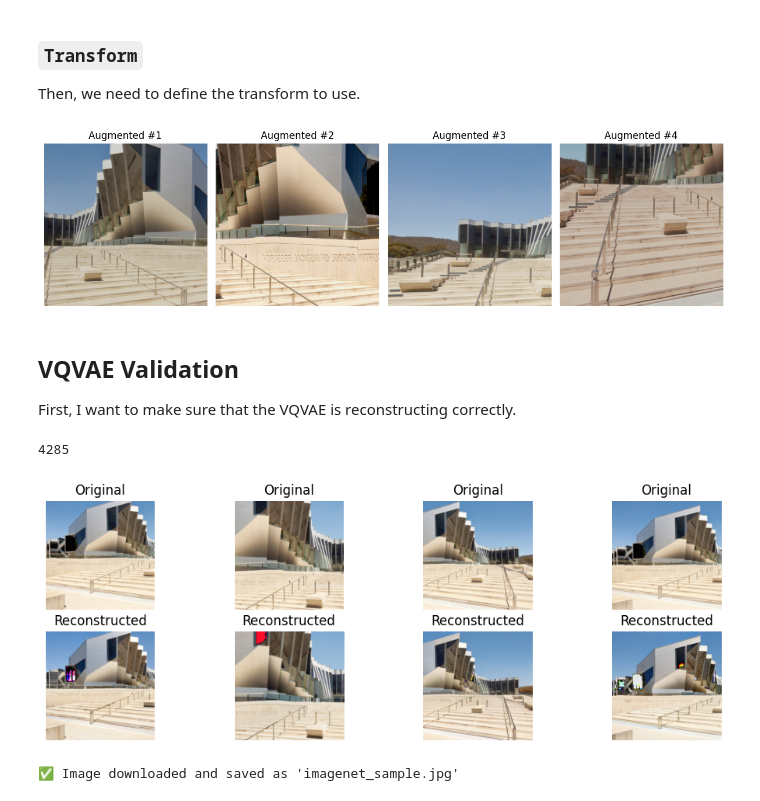
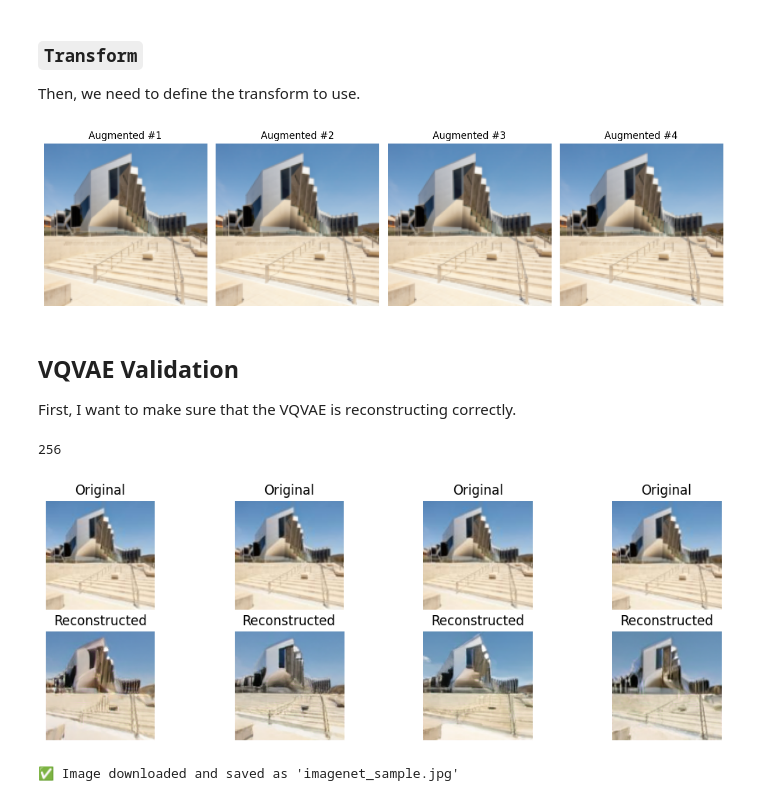
Before and after one commit to Isaac7777-cpu/comp4528-mini-project, a Jupyter notebook: SinVAR/SinVAR_training.ipynb, the cells around one changed output. Saved outputs shown, nothing was run; the diff lists cells and outputs as text; code cells hidden in the pictures.

Commit message:
Updated after Two Successful Runs of the Model

```diff
--- a/SinVAR/SinVAR_training.ipynb
+++ b/SinVAR/SinVAR_training.ipynb
@@ -55,10 +54,11 @@ def build_vae_var(
 vae_var_config = {
     # Shared
     "device": torch.device("mps" if torch.mps.is_available() else "cpu"),
-    "patch_nums": (1, 2, 3, 4, 5, 6, 8, 10, 13, 16),
+    # "patch_nums": (1, 2, 3, 4, 5, 6, 8, 10, 13, 16),
+    "patch_nums": (1, 2, 3, 4, 5, 6, 8),
 
     # VAR config (customizable for your setup)
-    "depth": 4,  # VAR transformer depth
+    "depth": 10,  # VAR transformer depth
     "attn_l2_norm": True,
 
     # Initialisation options (irrelevant for non-adaptive setup)
@@ -184,41 +266,42 @@ Then, we need to define the transform to use.
 # %%
 training_config = dict(
     fused=None,
-    lr=1e-3,
+    lr=8e-4,
     n_gradient_accumulation=1,
     tclip=1.0,
     label_smoothing=0.1,
-    input_data_resolution=256,
-    training_batch_size=64,
-    validation_batch_size=64,
+    input_data_resolution=128,
+    training_batch_size=32,
+    validation_batch_size=32,
     test_batch_size=32,
-    device=vae_var_config['device']
+    device=vae_var_config['device'],
+    validation_device=vae_var_config['device'],
+    epochs=100,
 )
 # %%
-from torchvision.transforms.functional import to_pil_image
-
 preview_transform = v2.Compose([
     v2.ToImage(),
     v2.ToDtype(torch.float32, scale=True),
-    v2.RandomResizedCrop(size=training_config['input_data_resolution'], scale=(0.08, 0.5), ratio=(0.75, 2.0)),
+    v2.RandomResizedCrop(size=training_config['input_data_resolution'], scale=(0.85, 1)),
     # v2.RandomPerspective(distortion_scale=0.3, p=0.5),    # This transformation causes unwanted padding, so I ended up disabling
-    v2.RandomHorizontalFlip(p=0.5),
+    # v2.RandomHorizontalFlip(p=0.5),                       # This transformation causes unwanted results by having part of the image flipped
+                                                            # See model v0.5.0 for results
     # v2.RandomRotation(degrees=5),                         # This transformation causes unwanted padding, so I ended up disabling
-    v2.ColorJitter(brightness=0.2, contrast=0.1, saturation=0.1, hue=0.05),
+    # v2.ColorJitter(brightness=0.5, contrast=0.1, saturation=0.1, hue=0.05),   # This causes the model to be incapable of learning the tone of the photo.
 ])
 
 # Generate and display augmented images
 plt.figure(figsize=(12, 4))
 for i in range(4):
-    aug = preview_transform(image)
-    img_pil = to_pil_image(aug)
+    aug = preview_transform(transformed_image)
+    img_pil = to_pil_image(transformed_image)
     plt.subplot(1, 4, i + 1)
     plt.imshow(img_pil)
     plt.title(f'Augmented #{i + 1}')
     plt.axis('off')
 
 plt.tight_layout()
 plt.show()
 # %% [output]
-[figure, old version]
+[figure, new version]
 # %%
@@ -260,34 +343,33 @@ def denorm(x: torch.Tensor):
 
 def show_vqvae_reconstruction(vae: VQVAE, dataloader, device, num_images=4):
     vae.eval()
-    # batch: torch.Tensor = next(iter(dataloader))[:num_images].to('cpu')
-    batch: torch.Tensor = next(iter(dataloader))[:num_images].to('mps')
+    batch: torch.Tensor = next(iter(dataloader))[:num_images].to(device)
     # print(batch.shape)    # [B, C, H, W] as expected
 
     with torch.no_grad():
         recon = vae.img_to_reconstructed_img(x=batch, last_one=True)
 
-    # --- Visualization --- #
+    # Visualisation
     plt.figure(figsize=(12, 4))
     for i in range(batch.shape[0]):
         # Original
         plt.subplot(2, batch.shape[0], i + 1)
-        plt.imshow(to_pil_image((batch[i].cpu())))
+        plt.imshow(to_pil_image(denorm(batch[i].cpu())))
         plt.title("Original")
         plt.axis("off")
 
         # Reconstructed
         plt.subplot(2, batch.shape[0], i + 1 + batch.shape[0])
-        plt.imshow(to_pil_image((recon[i].cpu())))
+        plt.imshow(to_pil_image(denorm(recon[i].cpu())))
         plt.title("Reconstructed")
         plt.axis("off")
 
 
-print(len(test_dataset))
-show_vqvae_reconstruction(vae_local, test_loader, vae_var_config['device'], num_images=4)
+print(len(val_dataset))
+show_vqvae_reconstruction(vae_local, val_loader, vae_var_config['device'], num_images=4)
 # %% [output]
-4285
+256
-[figure, old version]
+[figure, new version]
 # %%
 import requests
 from PIL import Image
```
Also changed, not shown: parts of 48 cells of this notebook, 10 other files.
